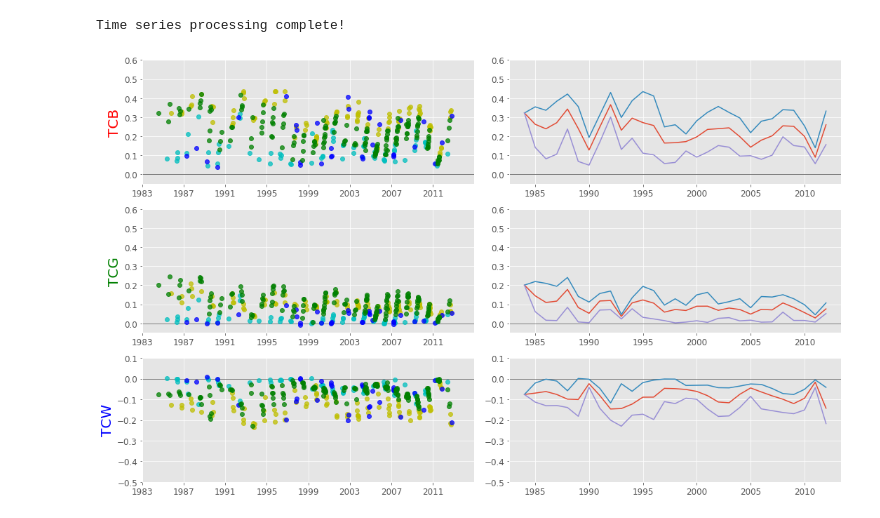
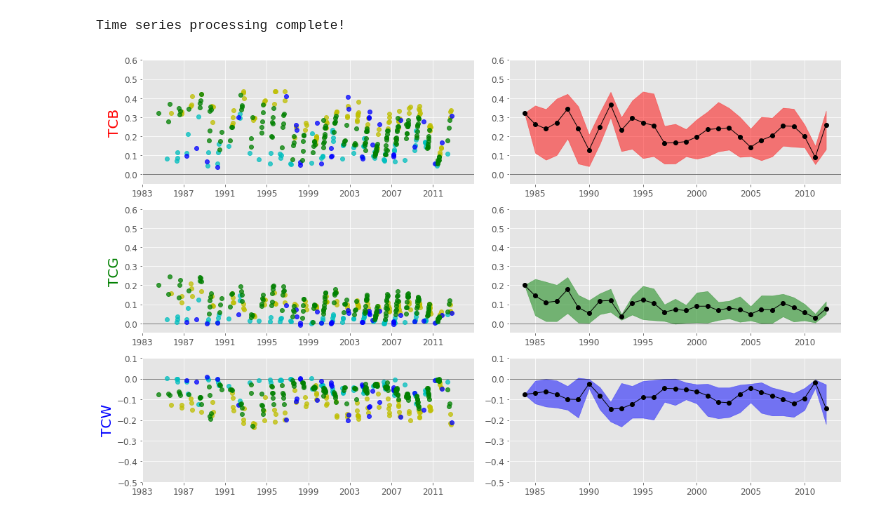
Before and after one commit to parevalo/dataviz, a Jupyter notebook: figures_general.ipynb, the cells around one changed output. Drawn from its saved outputs; the diff is of its cells as text; code cells hidden in the pictures.

Commit message:
improved figure symbology; switch to fill between for H/L range

```diff
--- a/figures_general.ipynb
+++ b/figures_general.ipynb
@@ -21,8 +21,8 @@ col_names = ['date', 'blue', 'green', 'red', 'nir', 'swir1', 'swir2', 'therm', '
 band_names = ['blue', 'green', 'red', 'nir', 'swir1', 'swir2', 'therm', 'tcb', 'tcg', 'tcw', 'fmask']
 # %%
 # Set percentiles for range calculations
-pct1=0.10
-pct2=0.90
+pct1=0.05
+pct2=0.95
 # %%
 # Set date limits for TS plots
 xmin = dt.datetime.strptime('1983 1', '%Y %j')
@@ -200,9 +200,8 @@ plt.xlim((xmin, xmax))
 ### Summary view
 ax = fig.add_subplot(322)
 plt.axhline(0, lw=0.5, color='k', ls='-') # add y=0 reference line
-plt.plot(TCB_mean)
-plt.plot(TCB_iqr_H.keys().levels[0], TCB_iqr_H[:].values)
-plt.plot(TCB_iqr_L.keys().levels[0], TCB_iqr_L[:].values)
+plt.plot(TCB_mean, lw=1, color='k', ls='-', marker='o')
+plt.fill_between(TCB_iqr_H.keys().levels[0], TCB_iqr_H[:].values, TCB_iqr_L[:].values, color='r', alpha=0.5)
 plt.yticks(fontsize=12)
 plt.xticks(fontsize=12, rotation=0)
 plt.ylim((-0.0500, 0.6000))
@@ -245,9 +244,8 @@ plt.xlim((xmin, xmax))
 ### Summary view
 ax = fig.add_subplot(324)
 plt.axhline(0, lw=0.5, color='k', ls='-') # add y=0 reference line
-plt.plot(TCG_mean)
-plt.plot(TCG_iqr_H.keys().levels[0], TCG_iqr_H[:].values)
-plt.plot(TCG_iqr_L.keys().levels[0], TCG_iqr_L[:].values)
+plt.plot(TCG_mean, lw=1, color='k', ls='-', marker='o')
+plt.fill_between(TCG_iqr_H.keys().levels[0], TCG_iqr_H[:].values, TCG_iqr_L[:].values, color='g', alpha=0.5)
 plt.ylim((-0.0500, 0.6000))
 plt.yticks(fontsize=12)
 plt.xticks(fontsize=12, rotation=0)
@@ -258,34 +256,33 @@ plt.xticks(fontsize=12, rotation=0)
 ### Time series
 ax = fig.add_subplot(325)
 plt.axhline(0, lw=0.5, color='k', ls='-') # add y=0 reference line
 months = np.array([d.month for d in dt_dates_fmask])
 for season_months, color, alpha in SEASONS.values():
     season_idx = np.in1d(months, season_months)
     plt.plot(dt_dates_fmask[season_idx], Y_fmask[9][season_idx], marker='o',
              mec=color, mfc=color, alpha=alpha, ls='')
 #TCW_mean_arr = np.asarray(TCW_mean)
 #for index, tcw in enumerate(TCW_mean):
 #    date = dt.date(year_group_fmask.groups.keys()[index], 6, 1)
 #    plt.plot(date, tcw, 'ko')
 plt.yticks(fontsize=12)
 plt.xticks(fontsize=12, rotation=0)
 plt.ylabel('TCW', fontsize=20, color='b')
 plt.ylim((-0.5, 0.1000))
 plt.xlim((xmin, xmax))
 
 ### Summary view
 ax = fig.add_subplot(326)
 plt.axhline(0, lw=0.5, color='k', ls='-') # add y=0 reference line
-plt.plot(TCW_mean)
-plt.plot(TCW_iqr_H.keys().levels[0], TCW_iqr_H[:].values)
-plt.plot(TCW_iqr_L.keys().levels[0], TCW_iqr_L[:].values)
+plt.plot(TCW_mean, lw=1, color='k', ls='-', marker='o')
+plt.fill_between(TCW_iqr_H.keys().levels[0], TCW_iqr_H[:].values, TCW_iqr_L[:].values, color='b', alpha=0.5)
 plt.yticks(fontsize=12)
 plt.xticks(fontsize=12, rotation=0)
 plt.ylim((-0.5, 0.1000))
 
 # Save plots
 fig.tight_layout()
 plt.savefig('./example_data/{y}_{x}_TCpanel_{name}.png'.format(x=px, y=py, name=name))
 plt.show()
 # %% [output]
-[figure, old version]
+[figure, new version]
```
